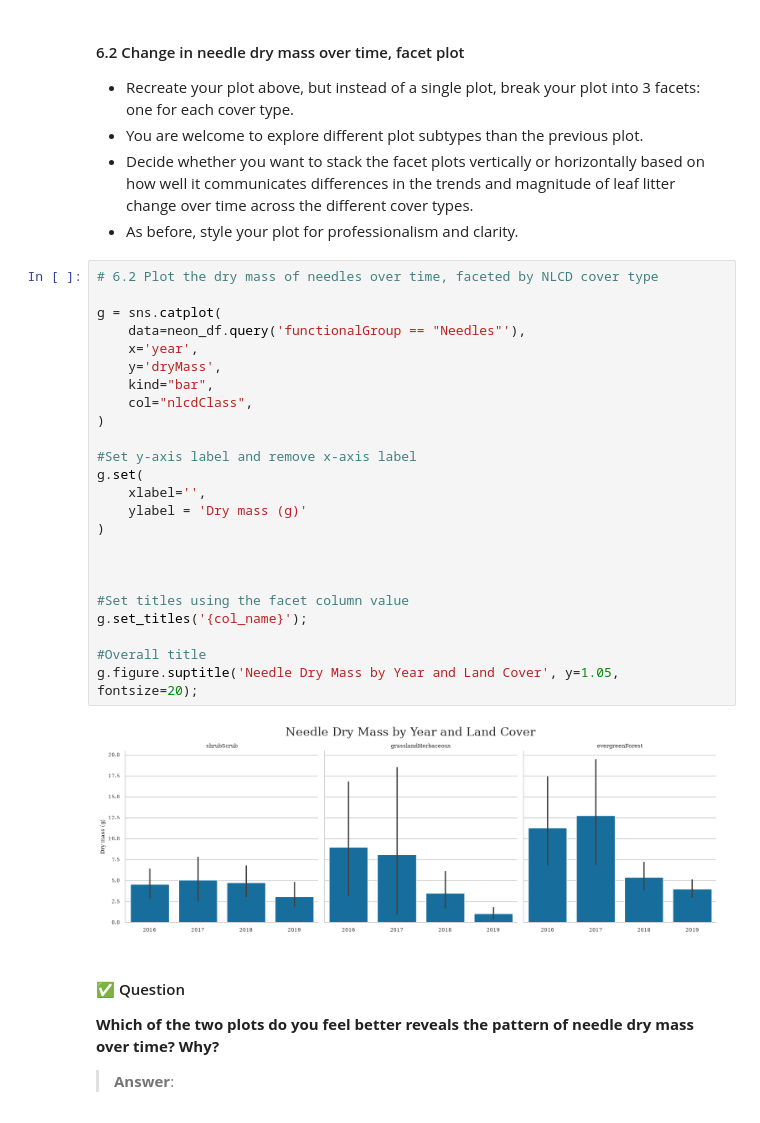
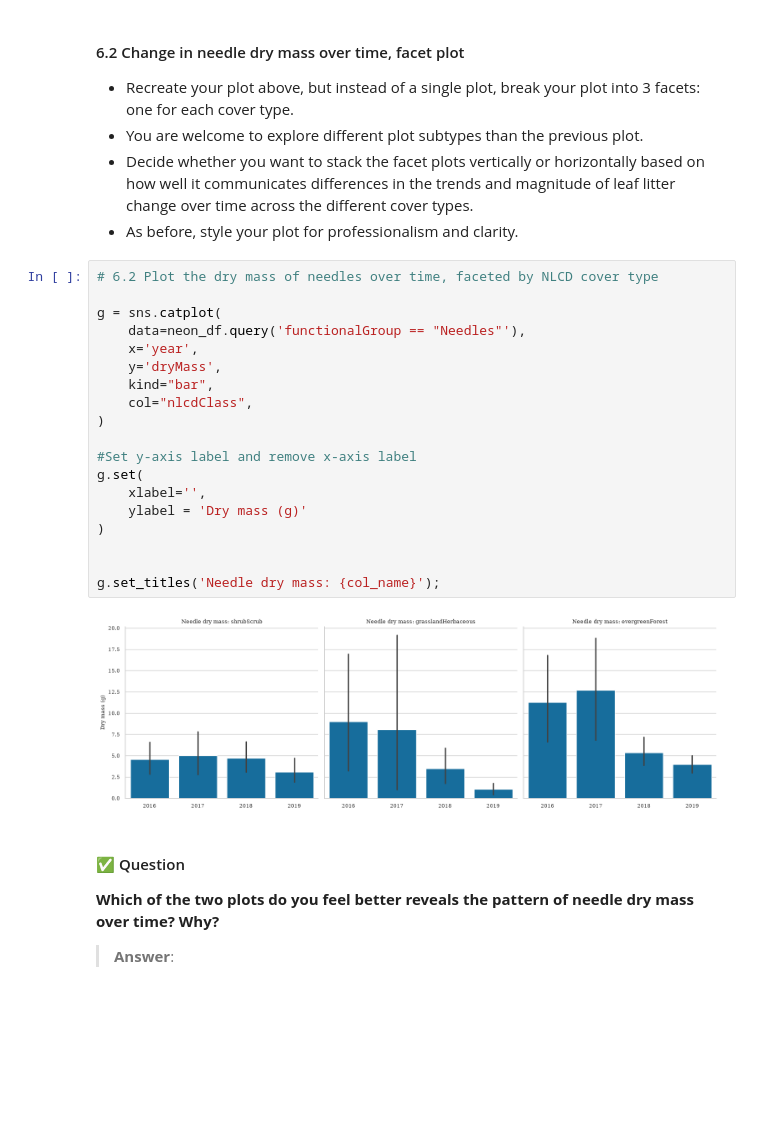
Before and after one commit to lamthieu1101/ENV700, a Jupyter notebook: Assignments/qt29_A5-DataVisualization.ipynb, the cells around one changed output. Drawn from its saved outputs; the diff is of its cells as text; blank space fills up the shorter version.

Commit message:
Third update to A5 Data Visualizaiton

```diff
--- a/Assignments/qt29_A5-DataVisualization.ipynb
+++ b/Assignments/qt29_A5-DataVisualization.ipynb
@@ -301,29 +300,24 @@ sns.move_legend(
 # %%
 # 6.2 Plot the dry mass of needles over time, faceted by NLCD cover type
 
 g = sns.catplot(
     data=neon_df.query('functionalGroup == "Needles"'),
     x='year',
     y='dryMass',
     kind="bar",
     col="nlcdClass",
 )
 
 #Set y-axis label and remove x-axis label
 g.set(
     xlabel='',
     ylabel = 'Dry mass (g)'
 )
 
 
-
-#Set titles using the facet column value
-g.set_titles('{col_name}');
-
-#Overall title
-g.figure.suptitle('Needle Dry Mass by Year and Land Cover', y=1.05, fontsize=20);
+g.set_titles('Needle dry mass: {col_name}');
 # %% [output]
-[figure, old version]
+[figure, new version]
 # %% [markdown]
 #### ✅ Question
 **Which of the two plots do you feel better reveals the pattern of needle dry mass over time? Why?**
```
Also changed, not shown: parts of 3 cells of this notebook.
